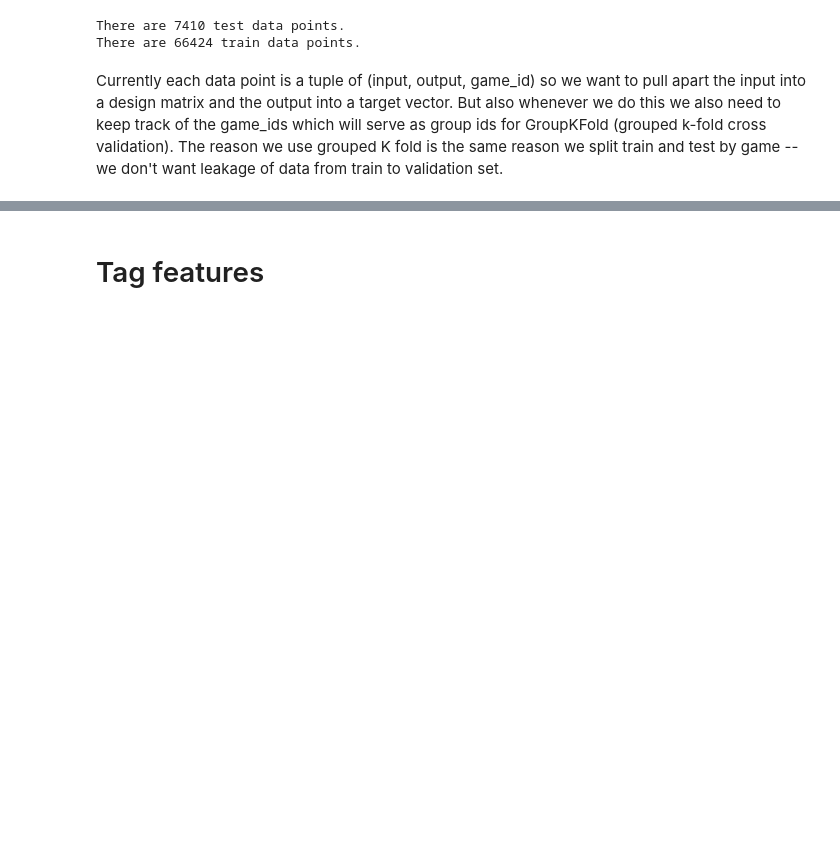
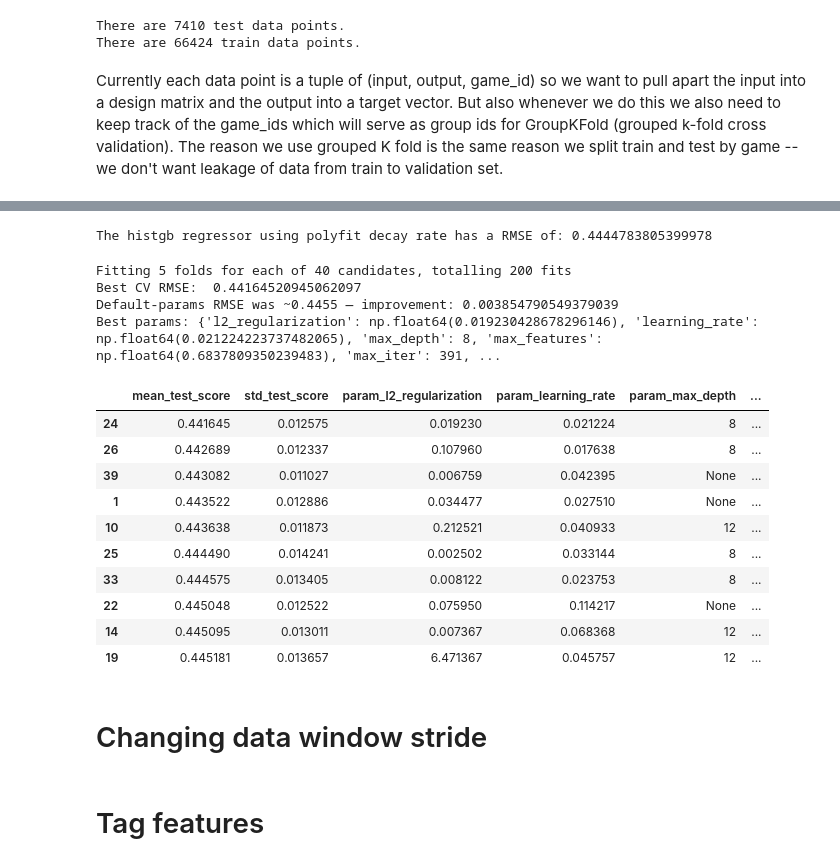
Before and after one commit to su-jai/player_forecasting, a Jupyter notebook: notebooks/data_engineering.ipynb, the cells around one changed output, grey strips where cells are left out. Saved outputs shown, nothing was run; the diff lists cells and outputs as text; code cells hidden in the pictures; blank space fills up the shorter version.

Commit message:
Hyperparameter search for the hist GBR.

```diff
--- a/notebooks/data_engineering.ipynb
+++ b/notebooks/data_engineering.ipynb
@@ -675,6 +655,7 @@ for point in data_train_f:
     series.append(point[3])
     series.append(point[4])
     series.append(point[5])
+    series.append(point[6])
     x_train.append(series)
     y_train.append(point[1])
     groups_train.append(point[2])
@@ -684,6 +665,7 @@ for point in data_test_f:
     series.append(point[3])
     series.append(point[4])
     series.append(point[5])
+    series.append(point[6])
     x_test.append(series)
     y_test.append(point[1])
     groups_test.append(point[2])
@@ -732,3 +860,80 @@ The histgb regressor using the 56 playercounts and time of window and log(causal
+# %%
+Y_test_log = np.log(Y_test + 0.01)
+Y_train_log = np.log(Y_train + 0.01)
+# %%
+from sklearn.ensemble import HistGradientBoostingRegressor
+
+gb_regressor = HistGradientBoostingRegressor()
+
+scores = cross_val_score(
+    gb_regressor,
+    X_train,
+    Y_train_log,
+    cv=gkf,
+    groups=groups_train,
+    scoring='neg_root_mean_squared_error'
+)
+
+print("The histgb regressor using polyfit decay rate has a RMSE of: " + str(-np.mean(scores)))
+model_scores["histgbr_decay"] = -np.mean(scores)
+# %% [output]
+The histgb regressor using polyfit decay rate has a RMSE of: 0.4444783805399978
+# %%
+from scipy.stats import loguniform, randint, uniform
+from sklearn.model_selection import RandomizedSearchCV, GroupKFold
+from sklearn.ensemble import HistGradientBoostingRegressor
+
+param_distributions = {
+    "learning_rate":     loguniform(0.01, 0.3),     # default 0.1
+    "max_iter":          randint(100, 1000),        # default 100 — likely too few at low learning rates
+    "max_leaf_nodes":    [15, 31, 63, 127, 255],    # default 31 — tree capacity
+    "max_depth":         [None, 4, 6, 8, 12],       # None = unlimited (depth governed by leaf count)
+    "min_samples_leaf":  randint(5, 200),           # default 20 — regularization against tiny leaves
+    "l2_regularization": loguniform(1e-3, 10),      # default 0
+    "max_features":      uniform(0.5, 0.5),         # fraction of features per split, 0.5–1.0
+}
+
+search = RandomizedSearchCV(
+    HistGradientBoostingRegressor(early_stopping=False, random_state=0),
+    param_distributions,
+    n_iter=40,
+    scoring="neg_root_mean_squared_error",
+    cv=GroupKFold(n_splits=5),
+    random_state=0,
+    n_jobs=-1,
+    verbose=1,
+)
+
+search.fit(X_train, Y_train_log, groups=groups_train)
+
+print("Best CV RMSE: ", -search.best_score_)
+print("Default-params RMSE was ~0.4455 — improvement:", 0.4455 - (-search.best_score_))
+print("Best params:", search.best_params_)
+# %% [output]
+Fitting 5 folds for each of 40 candidates, totalling 200 fits
+Best CV RMSE:  0.44164520945062097
+Default-params RMSE was ~0.4455 — improvement: 0.003854790549379039
+Best params: {'l2_regularization': np.float64(0.019230428678296146), 'learning_rate': np.float64(0.021224223737482065), 'max_depth': 8, 'max_features': np.float64(0.6837809350239483), 'max_iter': 391, ...
+# %%
+results = pd.DataFrame(search.cv_results_)
+cols = ["mean_test_score", "std_test_score"] + [c for c in results.columns if c.startswith("param_")]
+top = results[cols].sort_values("mean_test_score", ascending=False).head(10)
+top["mean_test_score"] = -top["mean_test_score"]   # back to positive RMSE
+top
+# %% [output]
+|  | mean_test_score | std_test_score | param_l2_regularization | param_learning_rate | param_max_depth | ... |
+| 24 | 0.441645 | 0.012575 | 0.019230 | 0.021224 | 8 | ... |
+| 26 | 0.442689 | 0.012337 | 0.107960 | 0.017638 | 8 | ... |
+| 39 | 0.443082 | 0.011027 | 0.006759 | 0.042395 | None | ... |
+| 1 | 0.443522 | 0.012886 | 0.034477 | 0.027510 | None | ... |
+| 10 | 0.443638 | 0.011873 | 0.212521 | 0.040933 | 12 | ... |
+| 25 | 0.444490 | 0.014241 | 0.002502 | 0.033144 | 8 | ... |
+| 33 | 0.444575 | 0.013405 | 0.008122 | 0.023753 | 8 | ... |
+| 22 | 0.445048 | 0.012522 | 0.075950 | 0.114217 | None | ... |
+| 14 | 0.445095 | 0.013011 | 0.007367 | 0.068368 | 12 | ... |
+| 19 | 0.445181 | 0.013657 | 6.471367 | 0.045757 | 12 | ... |
+# %% [markdown]
+# Changing data window stride
 # %% [markdown]
 # Tag features
 # %% [markdown]
```
Also changed, not shown: parts of 14 cells of this notebook.
